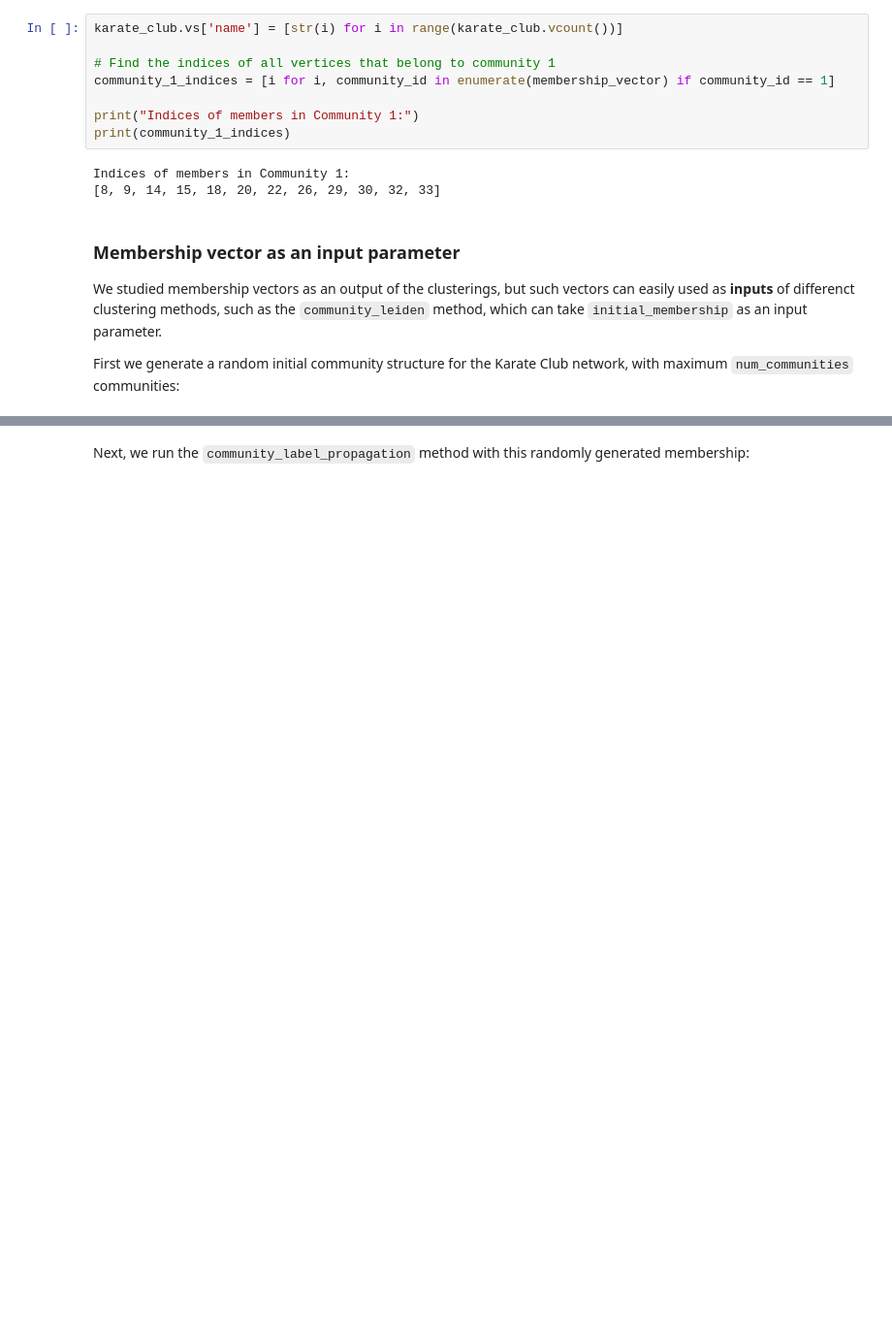
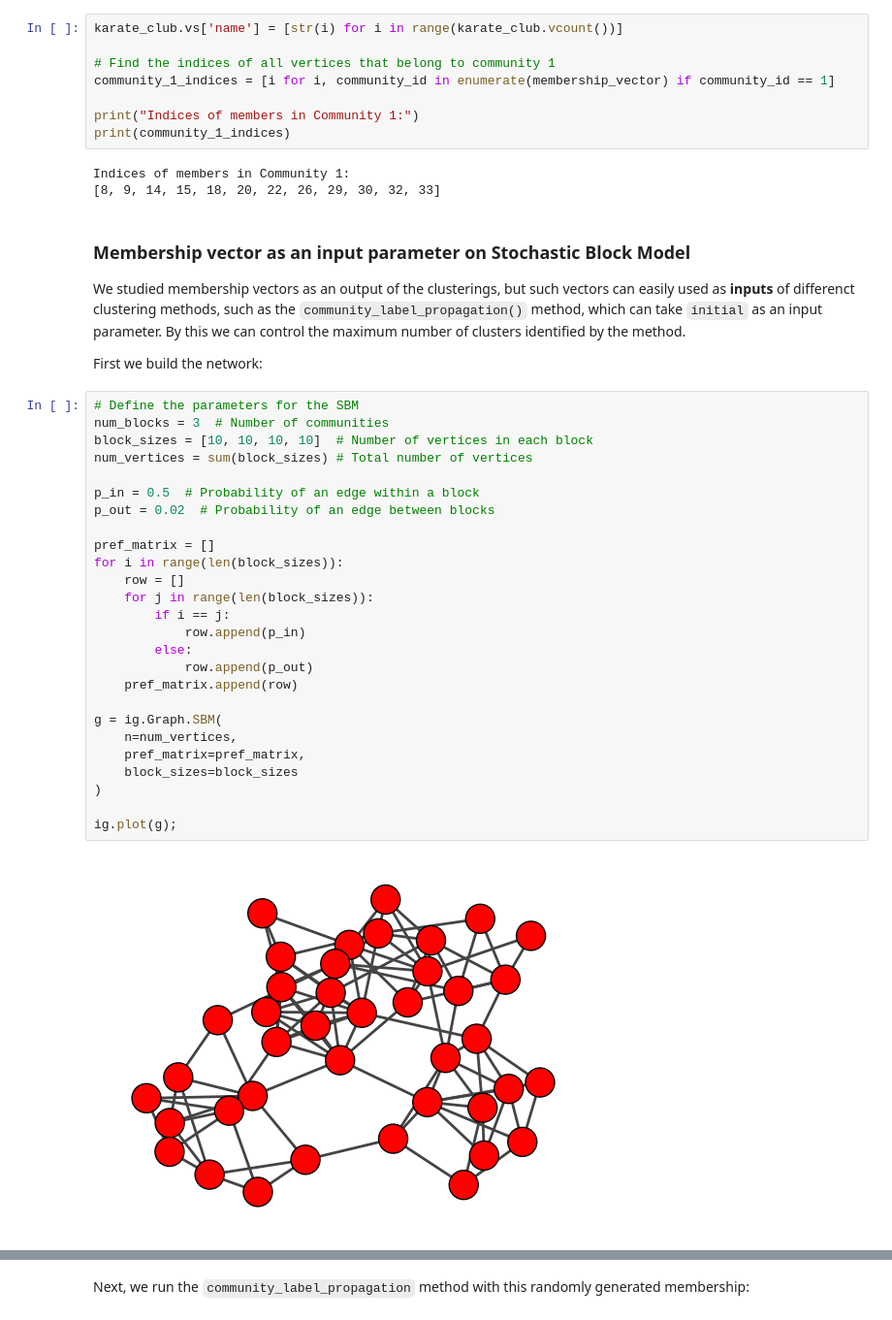
Before and after one commit to igraph/python-igraph, a Jupyter notebook: doc/source/community_detection_guide/notebooks/membership_vector.ipynb, the cells around one changed output, grey strips where cells are left out. Shown at 97% size. Saved outputs shown, nothing was run; the diff lists cells and outputs as text; blank space fills up the shorter version.

```diff
--- a/doc/source/community_detection_guide/notebooks/membership_vector.ipynb
+++ b/doc/source/community_detection_guide/notebooks/membership_vector.ipynb
@@ -56,8 +56,36 @@ print(community_1_indices)
 Indices of members in Community 1:
 [8, 9, 14, 15, 18, 20, 22, 26, 29, 30, 32, 33]
 # %% [markdown]
-### Membership vector as an input parameter
+### Membership vector as an input parameter on Stochastic Block Model
 
-We studied membership vectors as an output of the clusterings, but such vectors can easily used as **inputs** of differenct clustering methods, such as the `community_leiden` method, which can take `initial_membership` as an input parameter.
+We studied membership vectors as an output of the clusterings, but such vectors can easily used as **inputs** of differenct clustering methods, such as the `community_label_propagation()` method, which can take `initial` as an input parameter. By this we can control the maximum number of clusters identified by the method.
 
-First we generate a random initial community structure for the Karate Club network, with maximum `num_communities` communities:
+First we build the network:
+# %%
+# Define the parameters for the SBM
+num_blocks = 3  # Number of communities
+block_sizes = [10, 10, 10, 10]  # Number of vertices in each block
+num_vertices = sum(block_sizes) # Total number of vertices
+
+p_in = 0.5  # Probability of an edge within a block
+p_out = 0.02  # Probability of an edge between blocks
+
+pref_matrix = []
+for i in range(len(block_sizes)):
+    row = []
+    for j in range(len(block_sizes)):
+        if i == j:
+            row.append(p_in)
+        else:
+            row.append(p_out)
+    pref_matrix.append(row)
+
+g = ig.Graph.SBM(
+    n=num_vertices,
+    pref_matrix=pref_matrix,
+    block_sizes=block_sizes
+)
+
+ig.plot(g);
+# %% [output]
+[figure, added]
```
Also changed, not shown: parts of 4 cells of this notebook, 1 other file.
